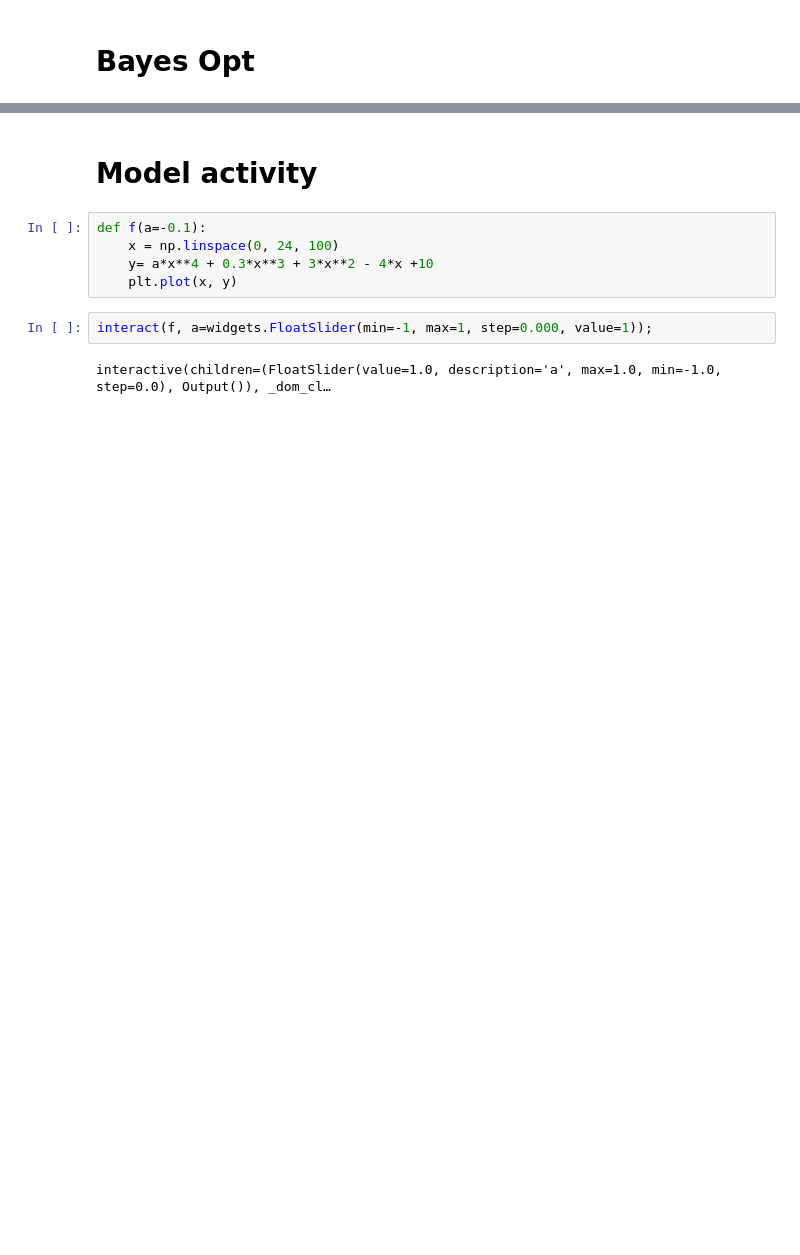
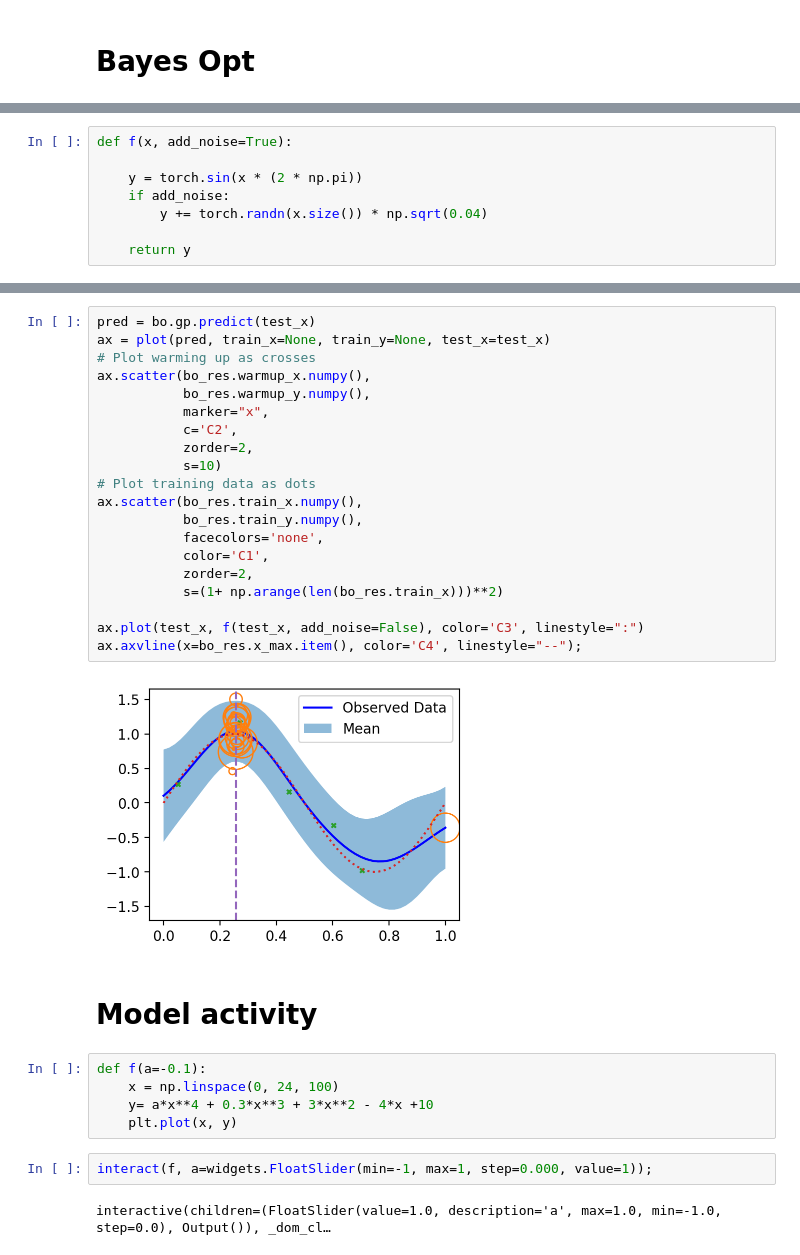
Before and after one commit to AurelienNioche/MAppModels, a Jupyter notebook: main.ipynb, the cells around one changed output, grey strips where cells are left out. Drawn from its saved outputs; the diff is of its cells as text; blank space fills up the shorter version.

```diff
--- a/main.ipynb
+++ b/main.ipynb
@@ -196,0 +205,8 @@ class BayesOpt:
+# %%
+def f(x, add_noise=True):
+
+    y = torch.sin(x * (2 * np.pi))
+    if add_noise:
+        y += torch.randn(x.size()) * np.sqrt(0.04)
+
+    return y
@@ -197,3 +284,25 @@ class BayesOpt:
+# %%
+pred = bo.gp.predict(test_x)
+ax = plot(pred, train_x=None, train_y=None, test_x=test_x)
+# Plot warming up as crosses
+ax.scatter(bo_res.warmup_x.numpy(),
+           bo_res.warmup_y.numpy(),
+           marker="x",
+           c='C2',
+           zorder=2,
+           s=10)
+# Plot training data as dots
+ax.scatter(bo_res.train_x.numpy(),
+           bo_res.train_y.numpy(),
+           facecolors='none',
+           color='C1',
+           zorder=2,
+           s=(1+ np.arange(len(bo_res.train_x)))**2)
+
+ax.plot(test_x, f(test_x, add_noise=False), color='C3', linestyle=":")
+ax.axvline(x=bo_res.x_max.item(), color='C4', linestyle="--");
+# %% [output]
+[figure, added]
 # %% [markdown]
 # Model activity
 # %%
```
Also changed, not shown: parts of 10 cells of this notebook.
